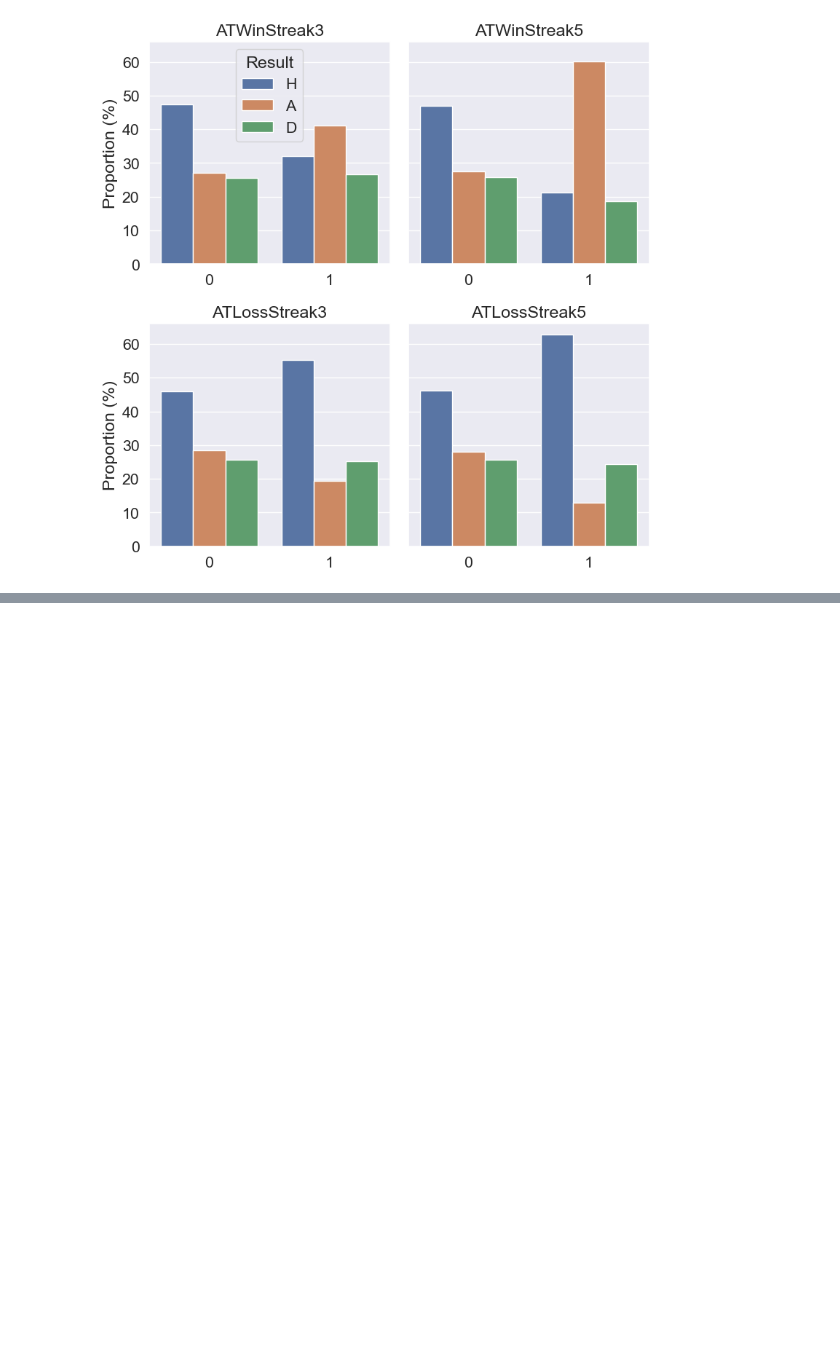
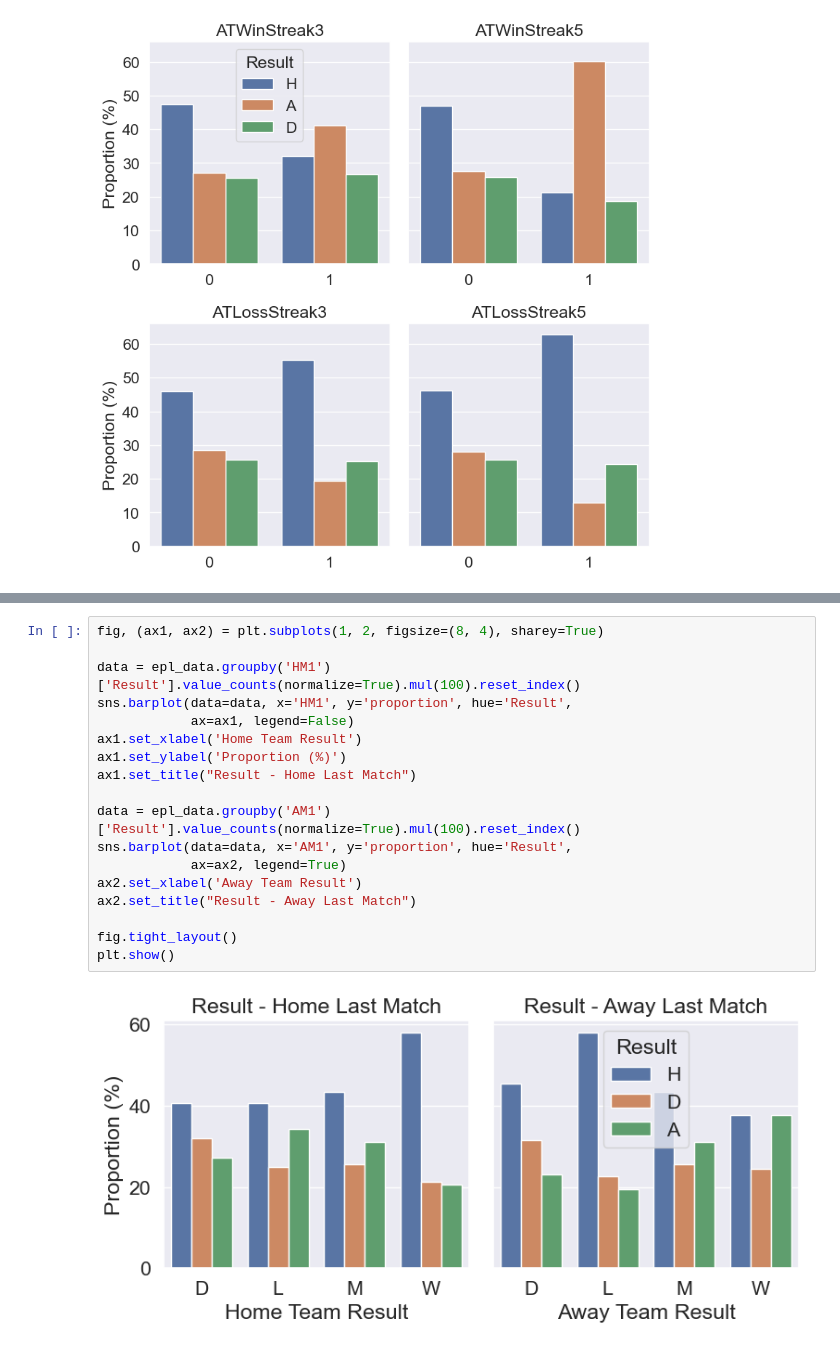
Before and after one commit to cwbennie/MLOps, a Jupyter notebook: Labs/Lab_2_exp_tracking_local.ipynb, the cells around one changed output, grey strips where cells are left out. Saved outputs shown, nothing was run; the diff lists cells and outputs as text; blank space fills up the shorter version.

```diff
--- a/Labs/Lab_2_exp_tracking_local.ipynb
+++ b/Labs/Lab_2_exp_tracking_local.ipynb
@@ -624,0 +660,20 @@ chk = ['HTFormPts', 'ATFormPts']
+# %%
+fig, (ax1, ax2) = plt.subplots(1, 2, figsize=(8, 4), sharey=True)
+
+data = epl_data.groupby('HM1')['Result'].value_counts(normalize=True).mul(100).reset_index()
+sns.barplot(data=data, x='HM1', y='proportion', hue='Result',
+			ax=ax1, legend=False)
+ax1.set_xlabel('Home Team Result')
+ax1.set_ylabel('Proportion (%)')
+ax1.set_title("Result - Home Last Match")
+
+data = epl_data.groupby('AM1')['Result'].value_counts(normalize=True).mul(100).reset_index()
+sns.barplot(data=data, x='AM1', y='proportion', hue='Result',
+			ax=ax2, legend=True)
+ax2.set_xlabel('Away Team Result')
+ax2.set_title("Result - Away Last Match")
+
+fig.tight_layout()
+plt.show()
+# %% [output]
+[figure, added]
```
Also changed, not shown: parts of 47 cells of this notebook.
